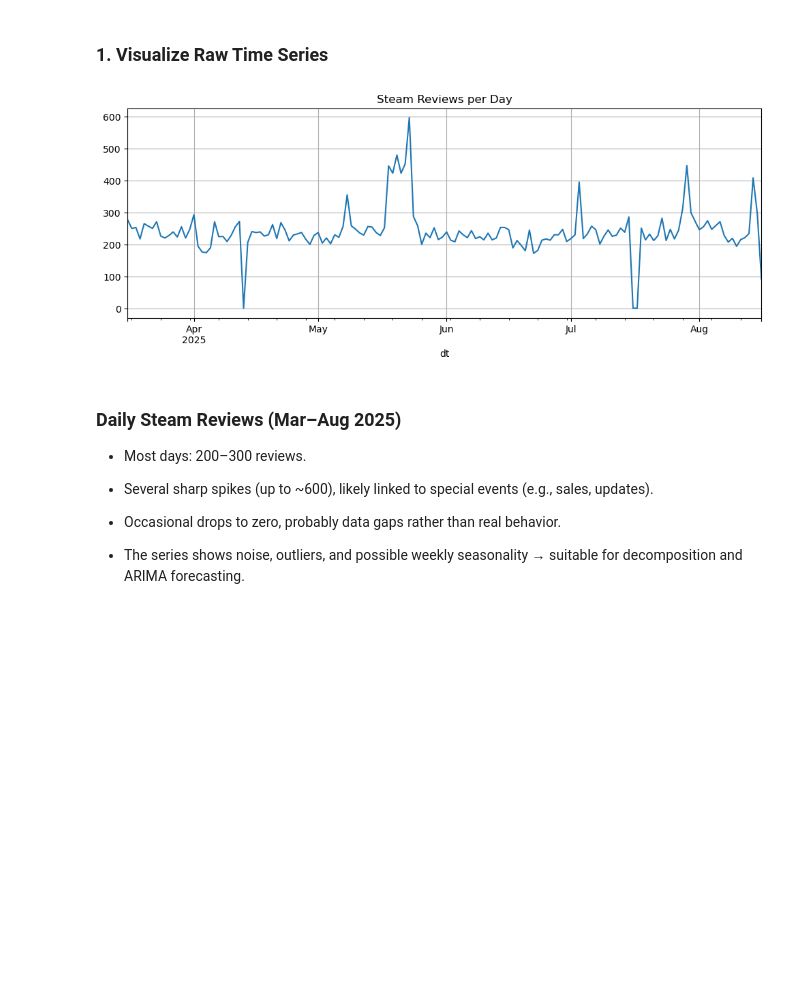
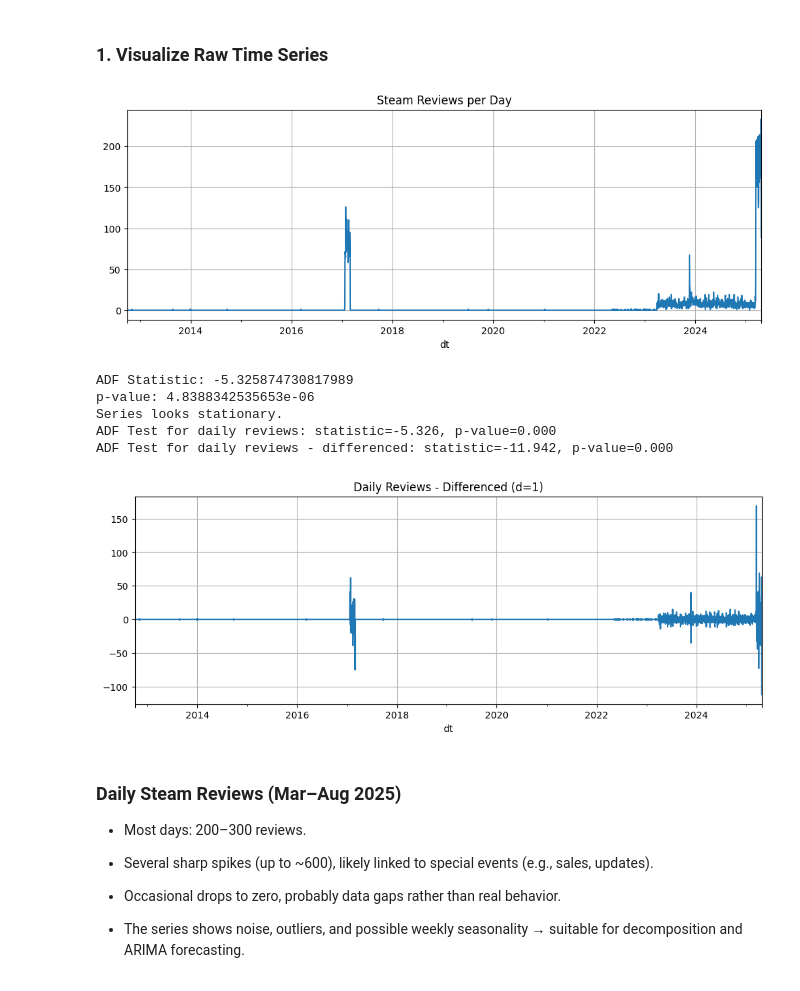
Before and after one commit to lior-benjman/DataSC-Essences, a Jupyter notebook: steam_full_pipeline.ipynb, the cells around one changed output. Drawn from its saved outputs; the diff is of its cells as text; code cells hidden in the pictures; blank space fills up the shorter version.

```diff
--- a/steam_full_pipeline.ipynb
+++ b/steam_full_pipeline.ipynb
@@ -150,7 +150,7 @@ plt.show()
 import pandas as pd
 import matplotlib.pyplot as plt
 # %%
-df = pd.read_csv("data/reviews_mar_to_august.csv")
+df = pd.read_csv("data/reviews.csv")
 df['dt'] = pd.to_datetime(df['unix_time'], unit='s', utc=True)
 df['len'] = df['text'].str.len()
 df = df[(df['len'] >= 8)].drop_duplicates('id') # מוריד חוות דעת ריקות ממלל
@@ -747,12 +724,45 @@ daily = daily.asfreq("D", fill_value=0)
 # %% [markdown]
 ### 1. Visualize Raw Time Series
 # %%
+from statsmodels.tsa.seasonal import seasonal_decompose
+from statsmodels.tsa.stattools import adfuller
+import warnings
+warnings.filterwarnings("ignore")
+
+daily = df.set_index("dt").resample("D")["thumbs_up"].sum()
 plt.figure(figsize=(12,4))
 daily.plot(title="Steam Reviews per Day")
 plt.grid(True)
 plt.show()
+result = adfuller(daily.dropna())
+print("ADF Statistic:", result[0])
+print("p-value:", result[1])
+
+if result[1] > 0.05:
+    print("Series is likely non-stationary, differencing required.")
+else:
+    print("Series looks stationary.")
+def adf_test(series, name=""):
+    result = adfuller(series)
+    print(f"ADF Test for {name}: statistic={result[0]:.3f}, p-value={result[1]:.3f}")
+
+adf_test(daily, "daily reviews")
+
+daily_diff = daily.diff().dropna()
+adf_test(daily_diff, "daily reviews - differenced")
+
+plt.figure(figsize=(12,4))
+daily_diff.plot(title="Daily Reviews - Differenced (d=1)")
+plt.grid(True)
+plt.show()
 # %% [output]
-[figure, old version]
+[figure, new version]
+ADF Statistic: -5.325874730817989
+p-value: 4.8388342535653e-06
+Series looks stationary.
+ADF Test for daily reviews: statistic=-5.326, p-value=0.000
+ADF Test for daily reviews - differenced: statistic=-11.942, p-value=0.000
+[figure, added]
 # %% [markdown]
 ### Daily Steam Reviews (Mar–Aug 2025)
 
```
Also changed, not shown: parts of 20 cells of this notebook.
